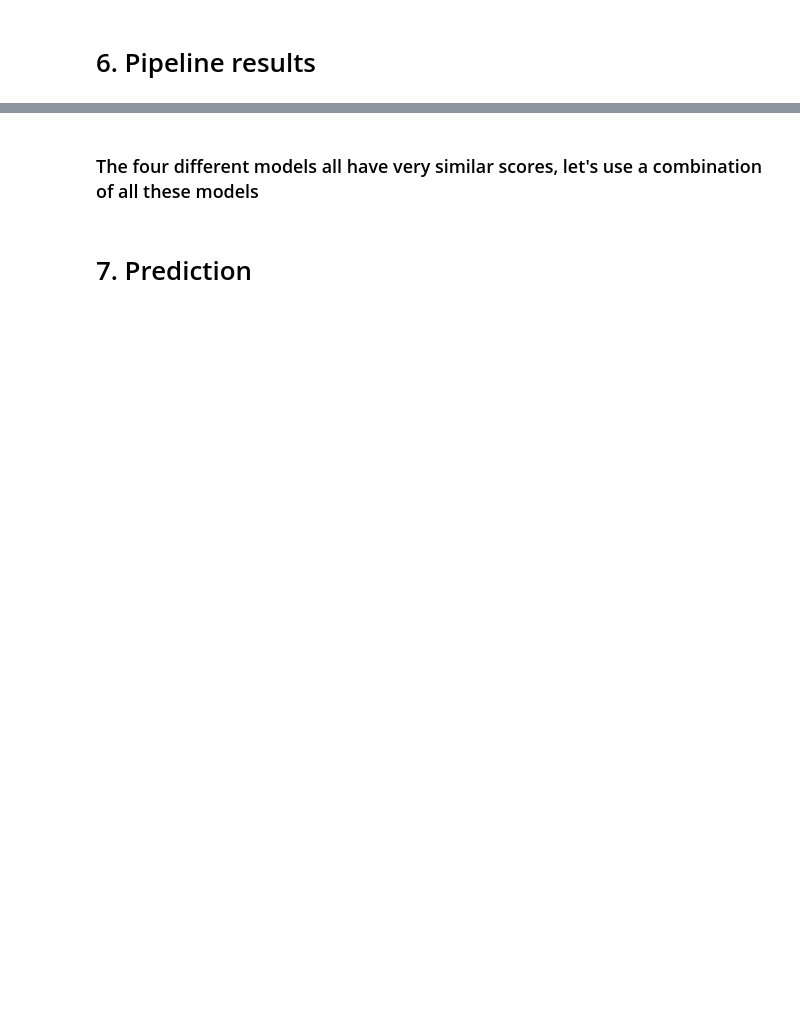
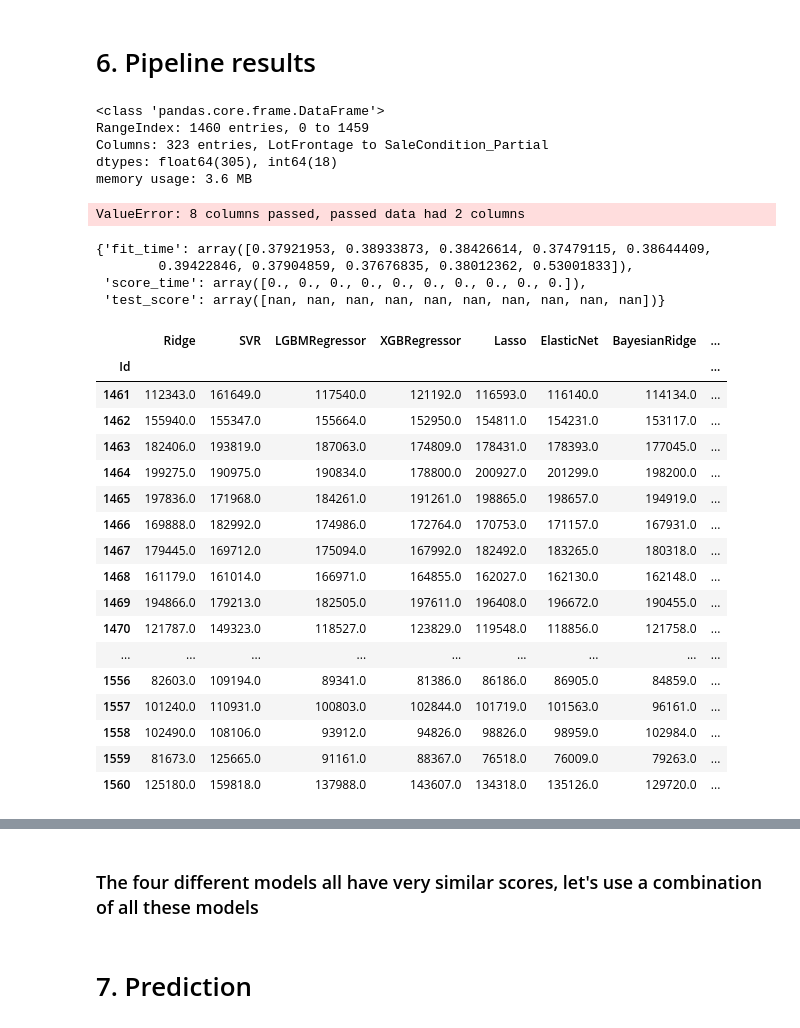
Before and after one commit to max-lutz/Kaggle_competitions, a Jupyter notebook: house-price-regression-full-eda-ml-workflow.ipynb, the cells around one changed output, grey strips where cells are left out. Cells and saved outputs as stored; diff of their text form; code cells hidden in the pictures; blank space fills up the shorter version.

Commit message:
full pipeline, need to fix issue with cross val score

```diff
--- a/house-price-regression-full-eda-ml-workflow.ipynb
+++ b/house-price-regression-full-eda-ml-workflow.ipynb
@@ -1090,7 +1163,7 @@ pipeline = Pipeline([
     ('imputer' , Classic_imputer(impute_0, impute_none, impute_med, impute_freq)),
     ('boxcox transformer' , BoxcoxTransformer(skew_threshold = 0.5)),
     ('feature_engineering', feature_engineering),
-    ('encoding' , OneHotEncoder(handle_unknown="ignore", sparse = False)),
+    ('encoding' , DataFrameOneHotEncoder(handle_unknown="ignore", sparse = False)),
     #('scaler' ,        RobustScaler()),
     #('scaler' ,        StandardScaler()),
     #('pca'    ,        PCA(n_components=10))
@@ -1170,14 +1247,22 @@ def plot_result_regression(y_train, y_train_pred, algo_name):
     plt.legend(loc = "upper left")
     plt.plot([10.5, 13.5], [10.5, 13.5], c = "red")
     plt.show()
+# %%
+X_preprocessed.info()
+# %% [output]
+<class 'pandas.core.frame.DataFrame'>
+RangeIndex: 1460 entries, 0 to 1459
+Columns: 323 entries, LotFrontage to SaleCondition_Partial
+dtypes: float64(305), int64(18)
+memory usage: 3.6 MB
 # %%
 models_list = {'Ridge': Ridge(),
                #'DecisionTree Regressor': DecisionTreeRegressor(),
                #'Random Forest': RandomForestRegressor(),
                'SVR': SVR(),
-               'LGBMRegressor' :LGBMRegressor(verbosity = 0, force_row_wise=True),
-               'XGBRegressor': XGBRegressor(learning_rate=0.008, n_estimators=6000, max_depth=4, min_child_weight=0, gamma=0.6, subsample=0.7, colsample_bytree=0.7,
-                       objective='reg:squarederror', nthread=-1, scale_pos_weight=1, seed=27, reg_alpha=0.00006, use_label_encoder=False, verbosity = 0),
+               #'LGBMRegressor' :LGBMRegressor(verbosity = 0, force_row_wise=True),
+               #'XGBRegressor': XGBRegressor(learning_rate=0.008, n_estimators=6000, max_depth=4, min_child_weight=0, gamma=0.6, subsample=0.7, colsample_bytree=0.7,
+               #        objective='reg:squarederror', nthread=-1, scale_pos_weight=1, seed=27, reg_alpha=0.00006, use_label_encoder=False, verbosity = 0),
                #'CatBoostRegressor': CatBoostRegressor(verbose = 0),
                'Lasso': Lasso(alpha=0.0005),
                #'KernelRidge': KernelRidge(),
@@ -1192,8 +1277,13 @@ model_perf_matrix = []
 predictions = pd.DataFrame()
 for model_name, model in models_list.items():
     pipeline = Pipeline([
-        ('preprocessing' , preprocessing),
-        ('scaler' ,        RobustScaler()),
+        ('drop' , DataframeFunctionTransformer(drop_features)),
+        ('data type' , reformat_data_type),
+        ('imputer' , Classic_imputer(impute_0, impute_none, impute_med, impute_freq)),
+        ('boxcox transformer' , BoxcoxTransformer(skew_threshold = 0.5)),
+        ('feature_engineering', feature_engineering),
+        ('encoding' , DataFrameOneHotEncoder(handle_unknown="ignore", sparse = False)),
+        #('scaler' ,        RobustScaler()),
         #('scaler' ,        StandardScaler()),
         #('pca'    ,        PCA(n_components=10)),
         ('model' ,           model)
@@ -1211,10 +1301,38 @@ for model_name, model in models_list.items():
 
 df_model_perf = pd.DataFrame(model_perf_matrix, columns=columns)
 df_model_perf
+# %% [output]
+ValueError: 8 columns passed, passed data had 2 columns
+# %%
+cv_score
+# %% [output]
+{'fit_time': array([0.37921953, 0.38933873, 0.38426614, 0.37479115, 0.38644409,
+        0.39422846, 0.37904859, 0.37676835, 0.38012362, 0.53001833]),
+ 'score_time': array([0., 0., 0., 0., 0., 0., 0., 0., 0., 0.]),
+ 'test_score': array([nan, nan, nan, nan, nan, nan, nan, nan, nan, nan])}
 # %%
 predictions.index = pd.read_csv("/kaggle/input/house-prices-advanced-regression-techniques/test.csv").Id
 predictions['avr'] = predictions[['LGBMRegressor', 'XGBRegressor', 'GradientBoostingRegressor']].mean(axis=1)
-#predictions.head(100)
+predictions.head(100)
+# %% [output]
+|  | Ridge | SVR | LGBMRegressor | XGBRegressor | Lasso | ElasticNet | BayesianRidge | ... |
+| Id |  |  |  |  |  |  |  | ... |
+| 1461 | 112343.0 | 161649.0 | 117540.0 | 121192.0 | 116593.0 | 116140.0 | 114134.0 | ... |
+| 1462 | 155940.0 | 155347.0 | 155664.0 | 152950.0 | 154811.0 | 154231.0 | 153117.0 | ... |
+| 1463 | 182406.0 | 193819.0 | 187063.0 | 174809.0 | 178431.0 | 178393.0 | 177045.0 | ... |
+| 1464 | 199275.0 | 190975.0 | 190834.0 | 178800.0 | 200927.0 | 201299.0 | 198200.0 | ... |
+| 1465 | 197836.0 | 171968.0 | 184261.0 | 191261.0 | 198865.0 | 198657.0 | 194919.0 | ... |
+| 1466 | 169888.0 | 182992.0 | 174986.0 | 172764.0 | 170753.0 | 171157.0 | 167931.0 | ... |
+| 1467 | 179445.0 | 169712.0 | 175094.0 | 167992.0 | 182492.0 | 183265.0 | 180318.0 | ... |
+| 1468 | 161179.0 | 161014.0 | 166971.0 | 164855.0 | 162027.0 | 162130.0 | 162148.0 | ... |
+| 1469 | 194866.0 | 179213.0 | 182505.0 | 197611.0 | 196408.0 | 196672.0 | 190455.0 | ... |
+| 1470 | 121787.0 | 149323.0 | 118527.0 | 123829.0 | 119548.0 | 118856.0 | 121758.0 | ... |
+| ... | ... | ... | ... | ... | ... | ... | ... | ... |
+| 1556 | 82603.0 | 109194.0 | 89341.0 | 81386.0 | 86186.0 | 86905.0 | 84859.0 | ... |
+| 1557 | 101240.0 | 110931.0 | 100803.0 | 102844.0 | 101719.0 | 101563.0 | 96161.0 | ... |
+| 1558 | 102490.0 | 108106.0 | 93912.0 | 94826.0 | 98826.0 | 98959.0 | 102984.0 | ... |
+| 1559 | 81673.0 | 125665.0 | 91161.0 | 88367.0 | 76518.0 | 76009.0 | 79263.0 | ... |
+| 1560 | 125180.0 | 159818.0 | 137988.0 | 143607.0 | 134318.0 | 135126.0 | 129720.0 | ... |
 # %%
 df = pd.read_csv("/kaggle/input/house-price-best-prediction/best_submission.csv")
 predictions['best_pred'] = df['SalePrice'].to_list()
```
Also changed, not shown: parts of 9 cells of this notebook.
